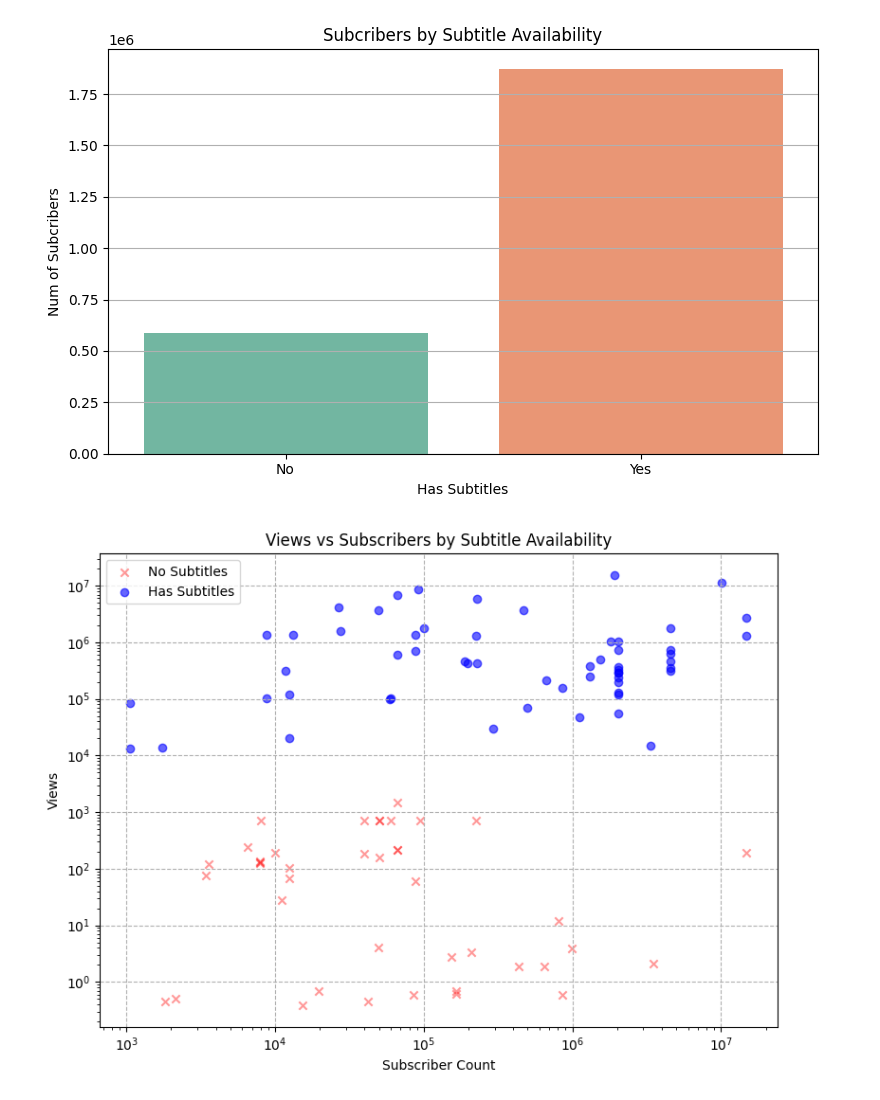
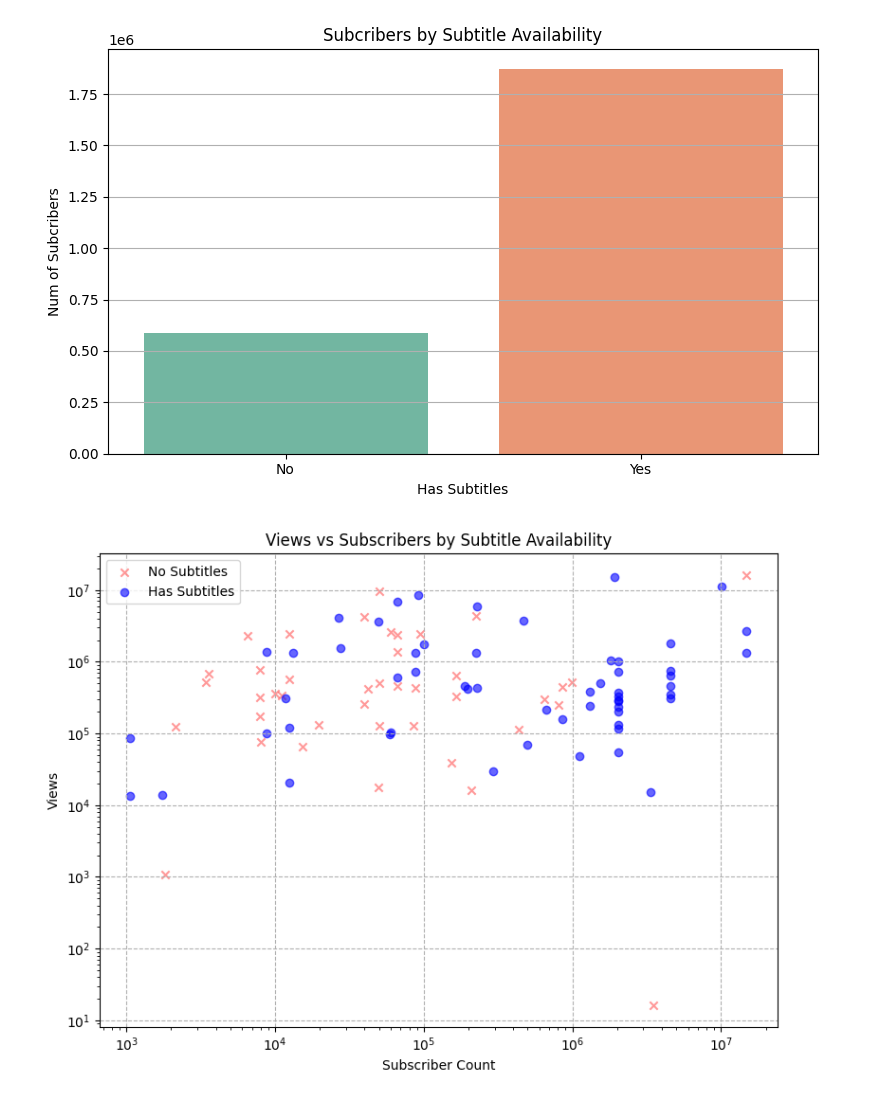
Before and after one commit to thdnhng07/Vinuni, a Jupyter notebook: Final_DS.ipynb, the cells around one changed output. Saved outputs shown, nothing was run; the diff lists cells and outputs as text; code cells hidden in the pictures.

```diff
--- a/Final_DS.ipynb
+++ b/Final_DS.ipynb
@@ -30,0 +44,11 @@ df
+# %%
+# Combine all language that contain "en"
+df['language'] = df['language'].apply(lambda x: 'English' if 'en' in x.lower() else x)
+# Combine hindi, IN, te, tegulu, tamil, hi, ta language to Indian
+unique_val = df['language'].unique()
+for val in unique_val:
+  if 'hindi' in val.lower() or 'IN' in val or 'te' in val.lower() or 'tegulu' in val.lower() or 'tamil' in val.lower() or 'hi' in val.lower() or 'ta' in val:
+    df['language'] = df['language'].apply(lambda x: 'Indian' if x == val else x)
+# Combine all other language that less than count less than 5 to 'Others'
+df['language'] = df['language'].apply(lambda x: 'Others' if df['language'].value_counts()[x] < 5 else x)
+df['language'].value_counts()
@@ -141,31 +140,31 @@ Passing `palette` without assigning `hue` is deprecated and will be removed in v
 # %%
 # Identify which column flags subtitles
 subtitle_col = 'has_subtitles' if 'has_subtitles' in df.columns else 'has_subtitle'
 
 # Split into two subsets
 no_subs = df[df[subtitle_col] == False]
 with_subs = df[df[subtitle_col] == True]
 
 # Scatter plot
 plt.figure(figsize=(8, 6))
-plt.scatter(no_subs['subscriber_count'], no_subs['duration_minutes'],
+plt.scatter(no_subs['subscriber_count'], no_subs['views'],
             marker='x', alpha=0.4, label='No Subtitles', color = "red")
 plt.scatter(with_subs['subscriber_count'], with_subs['views'],
             marker='o', alpha=0.6, label='Has Subtitles', color = 'blue')
 
 # (Optional) Log scales if your data spans many orders:
 plt.xscale('log')
 plt.yscale('log')
 
 # Labels, title, legend
 plt.xlabel('Subscriber Count')
 plt.ylabel('Views')
 plt.title('Views vs Subscribers by Subtitle Availability')
 plt.legend()
 plt.grid(True, ls='--')
 
 # Show it
 plt.tight_layout()
 plt.show()
 # %% [output]
-[figure, old version]
+[figure, new version]
```
Also changed, not shown: parts of 11 cells of this notebook.
